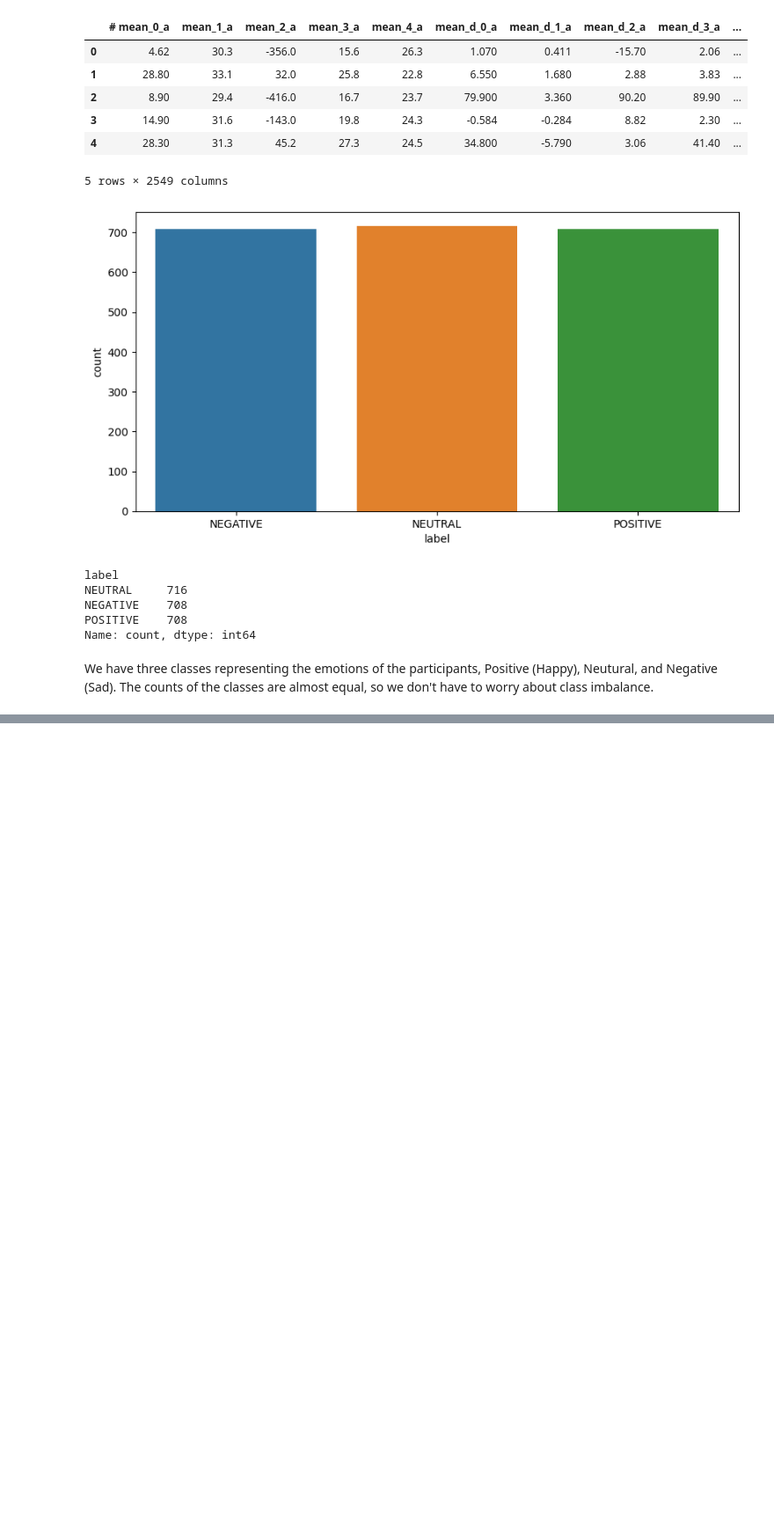
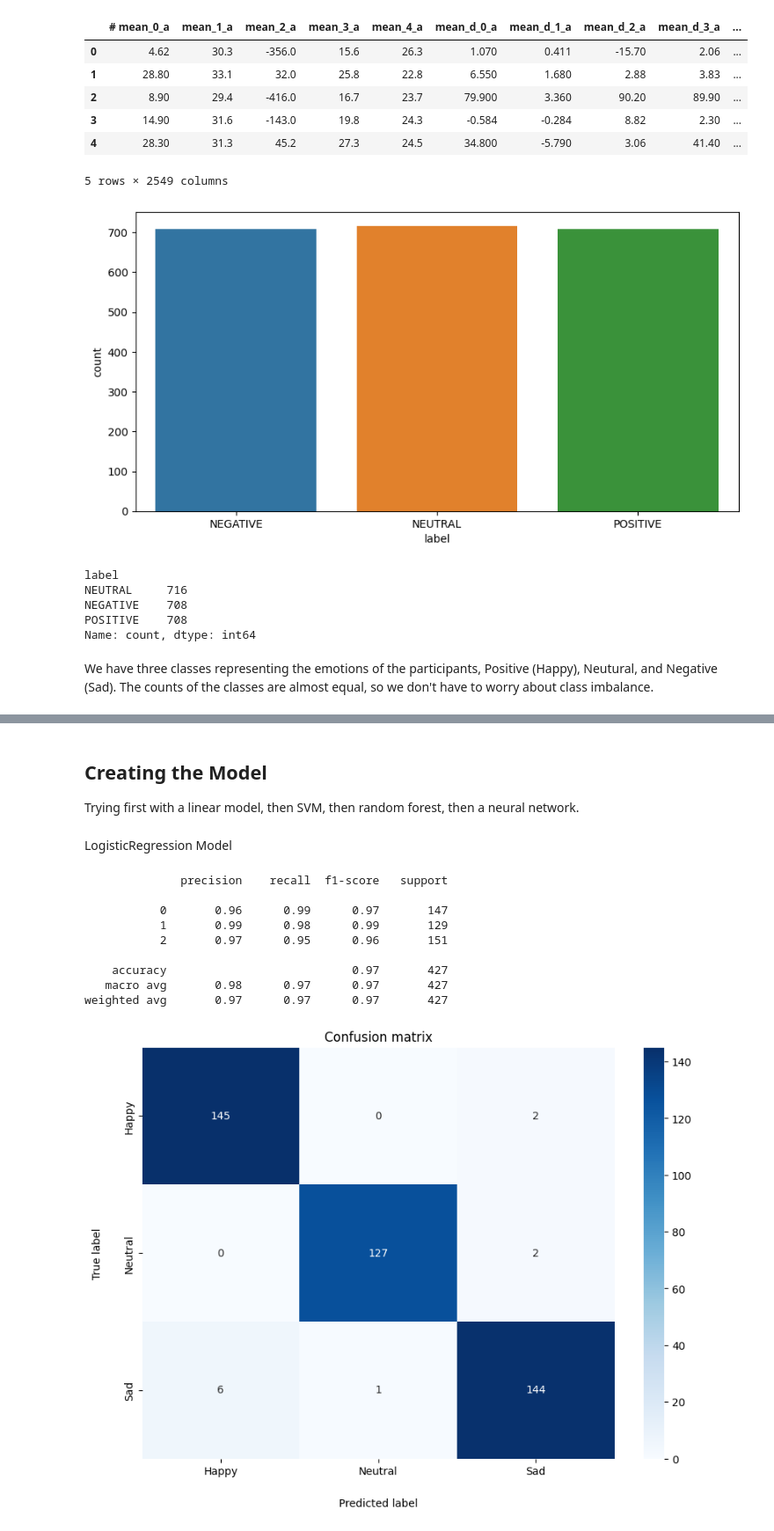
Before and after one commit to ahmed-alllam/Brain-EEG-Emotion-Classifier, a Jupyter notebook: src/EEG-emotion-classifier.ipynb, the cells around one changed output, grey strips where cells are left out. Shown at 88% size. Drawn from its saved outputs; the diff is of its cells as text; code cells hidden in the pictures; blank space fills up the shorter version.

Commit message:
Create LogisticRegression, SVM, and RandomForest Models

```diff
--- a/src/EEG-emotion-classifier.ipynb
+++ b/src/EEG-emotion-classifier.ipynb
@@ -103,0 +115,60 @@ We have three classes representing the emotions of the participants, Positive (H
+# %%
+# Standardizing the features in the dataset
+from sklearn.preprocessing import StandardScaler
+scaler = StandardScaler()
+
+X = scaler.fit_transform(X)
+# %%
+# Splitting the data into training and testing sets
+from sklearn.model_selection import train_test_split
+
+X_train, X_test, y_train, y_test = train_test_split(X, y, test_size=0.2, random_state=2003)
+# %% [markdown]
+## Creating the Model
+
+Trying first with a linear model, then SVM, then random forest, then a neural network.
+# %%
+def evaluate_model(model, X_test, y_test):
+    y_pred = model.predict(X_test)
+
+    # Confusion matrix
+    conf = confusion_matrix(y_test, y_pred)
+    df_cm = pd.DataFrame(conf, index = [i for i in ["Happy", "Neutral", "Sad"]],
+                        columns = [i for i in ["Happy", "Neutral", "Sad"]])
+    plt.figure(figsize = (10,7))
+    s = sns.heatmap(df_cm, annot=True, cmap="Blues", fmt='g')
+    s.set(xlabel='Predicted label', ylabel='True label', title="Confusion matrix")
+    # add margin between xlabel and ticks
+    s.xaxis.labelpad = 20
+    s.yaxis.labelpad = 20
+
+    # Classification report
+    print(classification_report(y_test, y_pred))
+# %% [markdown]
+LogisticRegression Model
+# %%
+from sklearn.linear_model import LogisticRegression
+import pickle
+
+# Create a logistic regression classifier
+model = LogisticRegression(random_state=2003, multi_class='multinomial', max_iter=1000)
+
+# Train the model
+model.fit(X_train, y_train)
+
+# Evaluate the model
+evaluate_model(model, X_test, y_test)
+
+# Save the model
+pickle.dump(model, open('../models/linear-model.pkl','wb'))
+# %% [output]
+              precision    recall  f1-score   support
+
+           0       0.96      0.99      0.97       147
+           1       0.99      0.98      0.99       129
+           2       0.97      0.95      0.96       151
+
+    accuracy                           0.97       427
+   macro avg       0.98      0.97      0.97       427
+weighted avg       0.97      0.97      0.97       427
+[figure, added]
```
Also changed, not shown: parts of 9 cells of this notebook, 3 other files.
